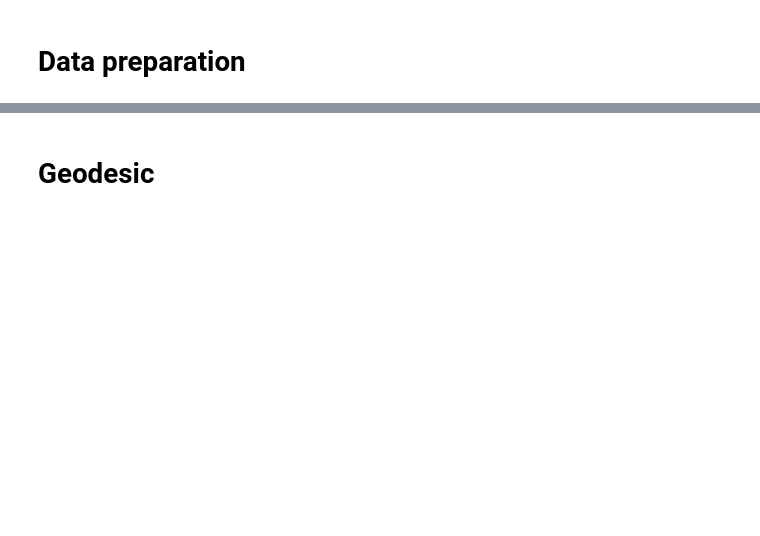
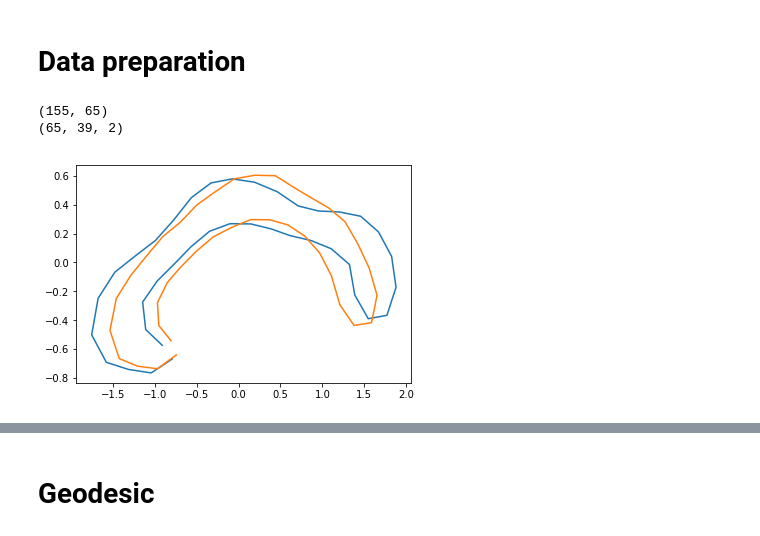
Before and after one commit to SomeoneSerge/theanogeometry, a Jupyter notebook: papers/Computational_Anatomy_in_Theano.ipynb, the cells around one changed output, grey strips where cells are left out. Saved outputs shown, nothing was run; the diff lists cells and outputs as text; code cells hidden in the pictures; blank space fills up the shorter version.

```diff
--- a/papers/Computational_Anatomy_in_Theano.ipynb
+++ b/papers/Computational_Anatomy_in_Theano.ipynb
@@ -36,27 +42,32 @@ plt.rcParams['figure.figsize'] = 10, 10
 # %%
 # load data
 DIM = 2
 from scipy import io
 # load CC data...
+data=io.loadmat('/home/line/Desktop/Regressiongpu/Regression/ipmi-data/dataM-corpora-callosa-ipmi-full.mat')
 
 vi = data['vi'] # corpora callosa
 Nsamples = vi.shape[1]
 N0 = int(vi.shape[0]/2-1) - 1
 #N.set_value(vi.shape[0]/DIM-1)
 print(vi[0:(-3),:].shape)
 qs = vi[0:(-4),:].T.reshape([Nsamples,N0,2])
 
 # Reduce the number of landmarks:
 qs = qs[:,np.arange(0,N0,2),:]
 N0 = qs.shape[1]
 
 qs = 1./20*qs # rescale
 print(qs.shape)
 
 %matplotlib inline
 qsr = qs
 m = np.mean(qsr,axis=0)
-for i in range(Nsamples):
+for i in np.array([0,16]):#Nsamples):
     plt.plot(qsr[i,:,0],qsr[i,:,1])
-plt.plot(m[:,0],m[:,1],linewidth=3,color = 'k')
+#plt.plot(m[:,0],m[:,1],linewidth=3,color = 'k')
 #plt.savefig("sample.pdf")
+# %% [output]
+(155, 65)
+(65, 39, 2)
+[figure, added]
```
Also changed, not shown: parts of 10 cells of this notebook, 9 other files.
